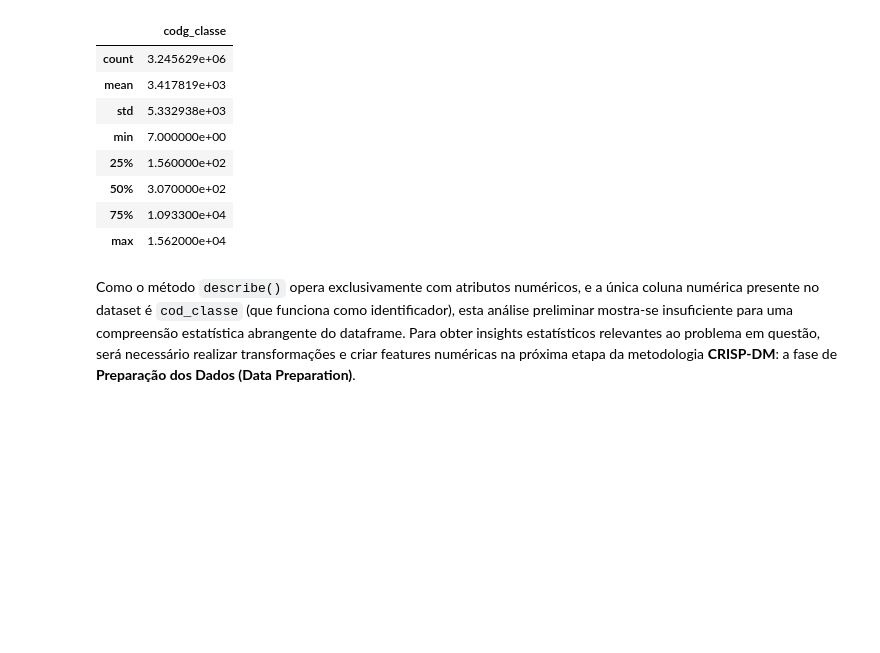
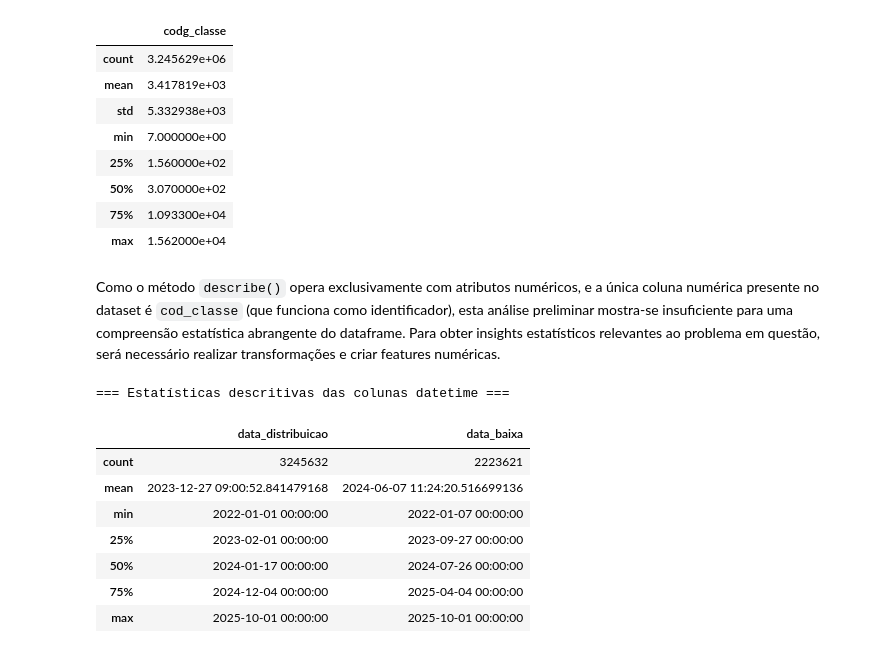
Before and after one commit to laysfreitas/TJGO_AprendizadoDeMaquina, a Jupyter notebook: 2 - Data Understanding.ipynb, the cells around one changed output. Drawn from its saved outputs; the diff is of its cells as text; code cells hidden in the pictures; blank space fills up the shorter version.

```diff
--- a/2 - Data Understanding.ipynb
+++ b/2 - Data Understanding.ipynb
@@ -135,4 +143,24 @@ df_cp.describe()
 | 75% | 1.093300e+04 |
 | max | 1.562000e+04 |
 # %% [markdown]
-Como o método `describe()` opera exclusivamente com atributos numéricos, e a única coluna numérica presente no dataset é `cod_classe` (que funciona como identificador), esta análise preliminar mostra-se insuficiente para uma compreensão estatística abrangente do dataframe. Para obter insights estatísticos relevantes ao problema em questão, será necessário realizar transformações e criar features numéricas na próxima etapa da metodologia **CRISP-DM**: a fase de **Preparação dos Dados (Data Preparation)**.
+Como o método `describe()` opera exclusivamente com atributos numéricos, e a única coluna numérica presente no dataset é `cod_classe` (que funciona como identificador), esta análise preliminar mostra-se insuficiente para uma compreensão estatística abrangente do dataframe. Para obter insights estatísticos relevantes ao problema em questão, será necessário realizar transformações e criar features numéricas.
+# %%
+# Análise de colunas datetime, incluindo data mínima e máxima. Não leva em consideração as datas nulas.
+
+df_temp = df_cp.copy()
+
+df_temp['data_distribuicao'] = pd.to_datetime(df_temp['data_distribuicao'], errors='coerce')
+df_temp['data_baixa'] = pd.to_datetime(df_temp['data_baixa'], errors='coerce')
+
+print("\n=== Estatísticas descritivas das colunas datetime ===\n")
+display(df_temp.describe(include=['datetime']))
+# %% [output]
+=== Estatísticas descritivas das colunas datetime ===
+|  | data_distribuicao | data_baixa |
+| count | 3245632 | 2223621 |
+| mean | 2023-12-27 09:00:52.841479168 | 2024-06-07 11:24:20.516699136 |
+| min | 2022-01-01 00:00:00 | 2022-01-07 00:00:00 |
+| 25% | 2023-02-01 00:00:00 | 2023-09-27 00:00:00 |
+| 50% | 2024-01-17 00:00:00 | 2024-07-26 00:00:00 |
+| 75% | 2024-12-04 00:00:00 | 2025-04-04 00:00:00 |
+| max | 2025-10-01 00:00:00 | 2025-10-01 00:00:00 |
```
Also changed, not shown: parts of 13 cells of this notebook.
